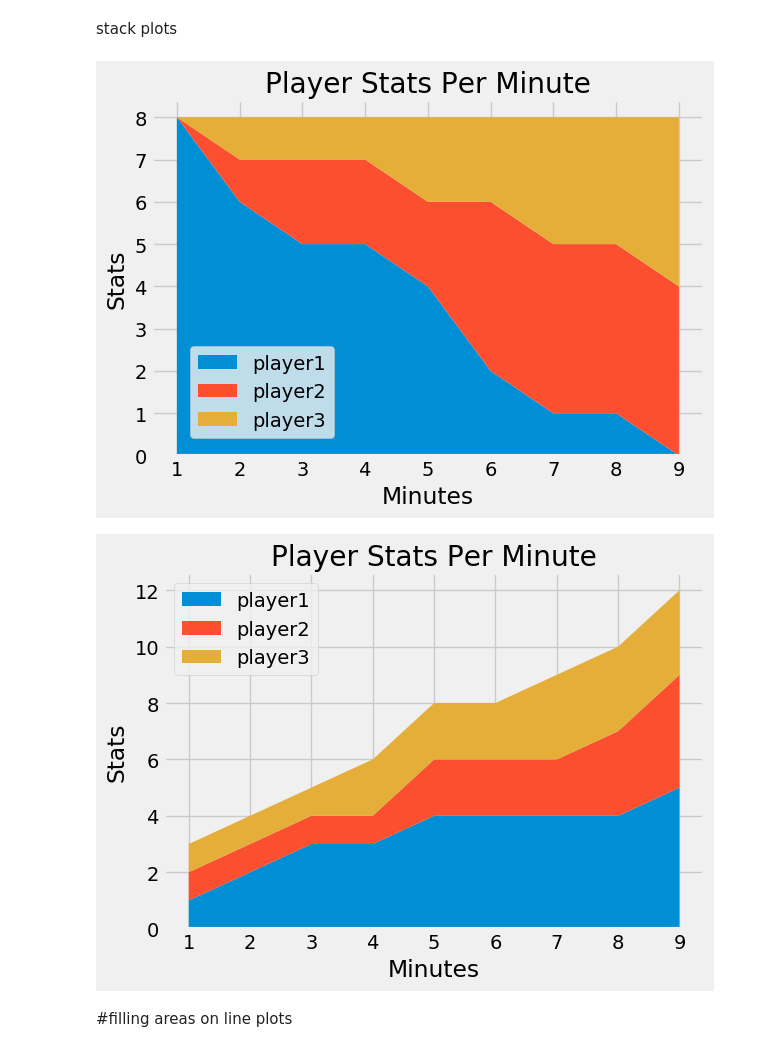
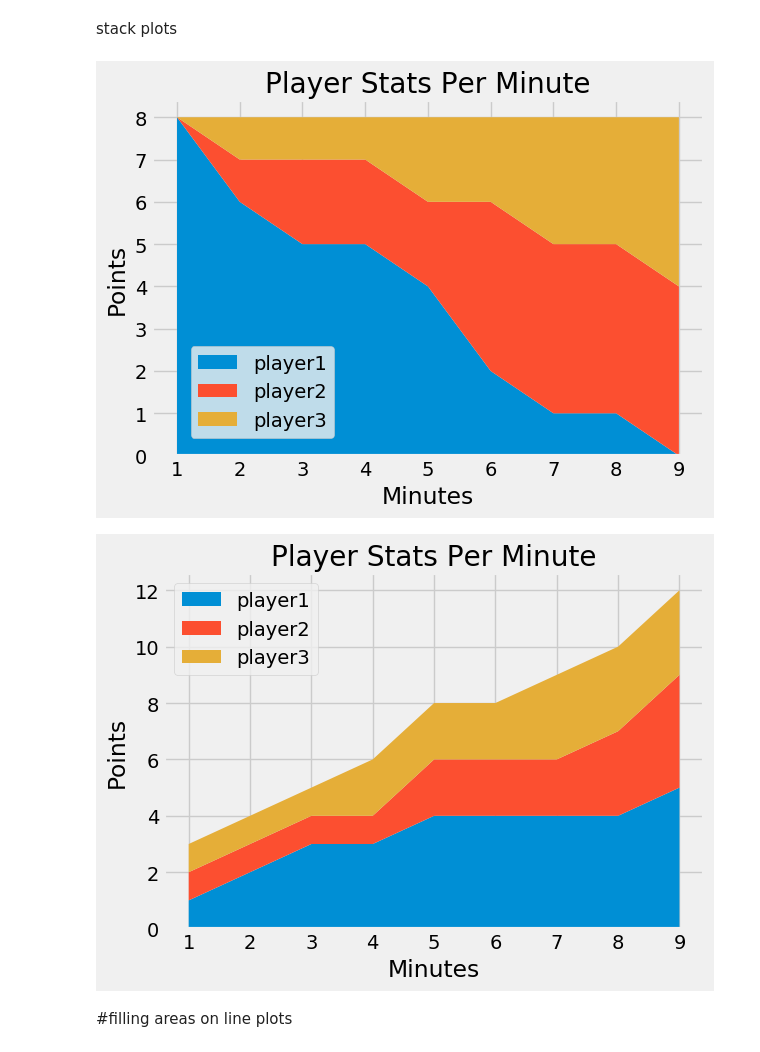
Before and after one commit to thestartupdeveloper10/Matplotlib, a Jupyter notebook: init.ipynb, the cells around one changed output. Drawn from its saved outputs; the diff is of its cells as text; code cells hidden in the pictures.

```diff
--- a/init.ipynb
+++ b/init.ipynb
@@ -296,26 +296,26 @@ stack plots
 # %%
 # regression example
 
 # first,second... minutes
 minutes=[1,2,3,4,5,6,7,8,9]
 
 # points scored per minute
 player1 = [8, 6, 5, 5, 4, 2, 1, 1, 0]
 player2 = [0, 1, 2, 2, 2, 4, 4, 4, 4]
 player3 = [0, 1, 1, 1, 2, 2, 3, 3, 4]
 
 labels=['player1', 'player2', 'player3']
 
 plt.stackplot(minutes,player1,player2,player3,labels=labels)
 plt.xlabel('Minutes')
-plt.ylabel('Stats')
+plt.ylabel('Points')
 plt.legend(loc=(0.07,0.05))
 plt.grid(True)
 plt.title('Player Stats Per Minute')
 plt.tight_layout()
 plt.show()
 # %% [output]
-[figure, old version]
+[figure, new version]
 # %%
 # bullish example
 
@@ -329,14 +329,14 @@ labels=['player1', 'player2', 'player3']
 
 plt.stackplot(minutes,player1,player2,player3,labels=labels)
 plt.xlabel('Minutes')
-plt.ylabel('Stats')
+plt.ylabel('Points')
 plt.legend(loc="upper left")
 plt.grid(True)
 plt.title('Player Stats Per Minute')
 plt.tight_layout()
 plt.show()
 # %% [output]
-[figure, old version]
+[figure, new version]
 # %% [markdown]
 #filling areas on line plots
 # %%
```
Also changed, not shown: parts of 4 cells of this notebook.
